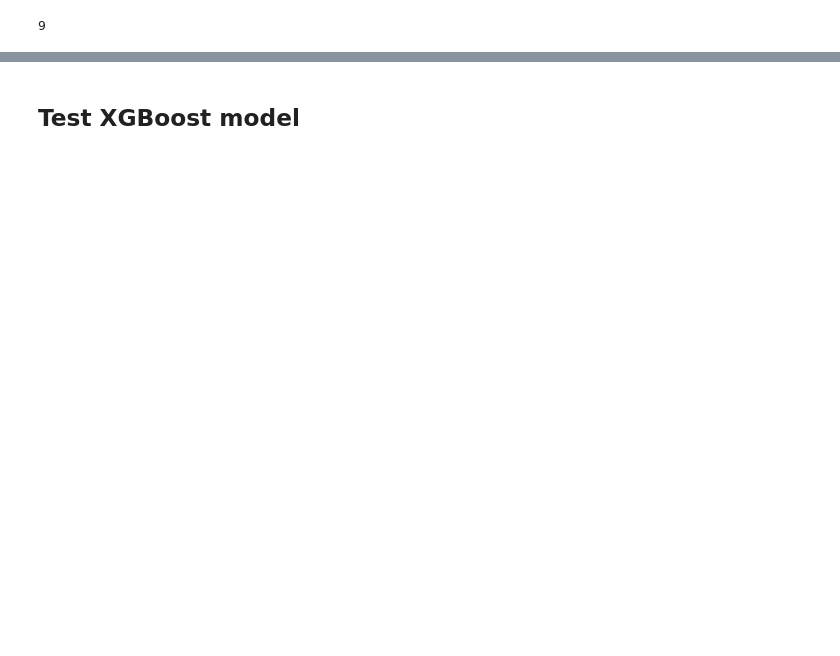
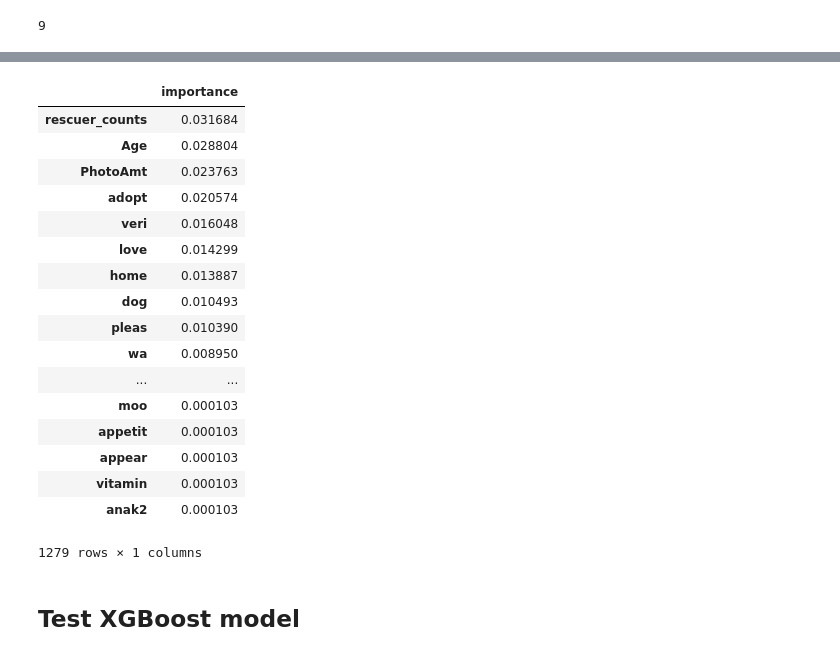
Before and after one commit to rick-62/Kaggle_PetFinder, a Jupyter notebook: model-0-10-Description.ipynb, the cells around one changed output, grey strips where cells are left out. Saved outputs shown, nothing was run; the diff lists cells and outputs as text; code cells hidden in the pictures; blank space fills up the shorter version.

```diff
--- a/model-0-10-Description.ipynb
+++ b/model-0-10-Description.ipynb
@@ -305,0 +465,23 @@ IndexError: Indexing with sparse matrices is not supported except boolean indexi
+# %%
+# only positive importance makes up 1279, which will significantly improve speed at least
+nonzero_importance = importance_df[importance_df['importance'] > 0]
+nonzero_importance
+# %% [output]
+|  | importance |
+| rescuer_counts | 0.031684 |
+| Age | 0.028804 |
+| PhotoAmt | 0.023763 |
+| adopt | 0.020574 |
+| veri | 0.016048 |
+| love | 0.014299 |
+| home | 0.013887 |
+| dog | 0.010493 |
+| pleas | 0.010390 |
+| wa | 0.008950 |
+| ... | ... |
+| moo | 0.000103 |
+| appetit | 0.000103 |
+| appear | 0.000103 |
+| vitamin | 0.000103 |
+| anak2 | 0.000103 |
+1279 rows × 1 columns
```
Also changed, not shown: parts of 25 cells of this notebook.
